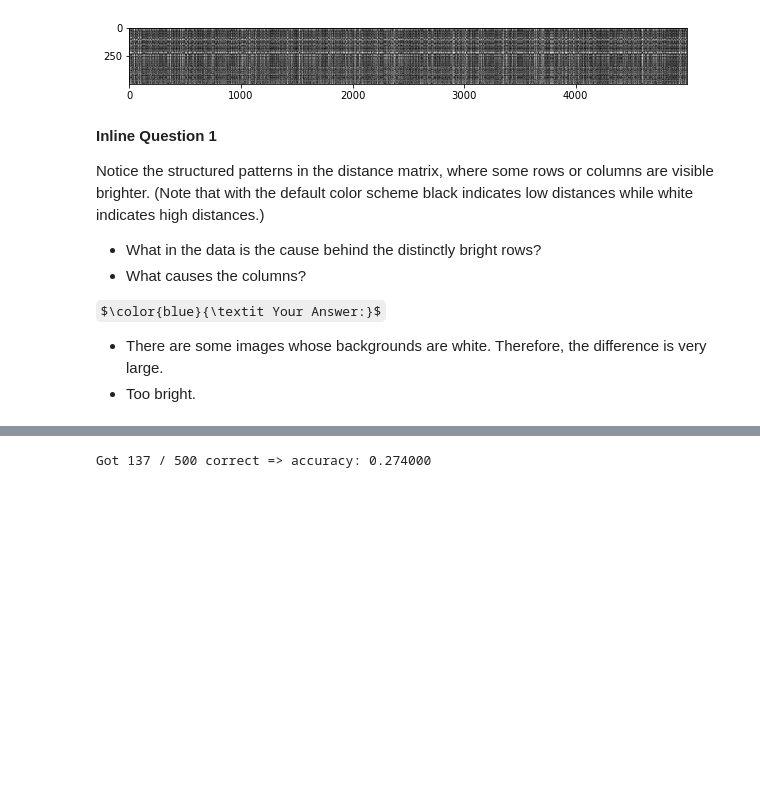
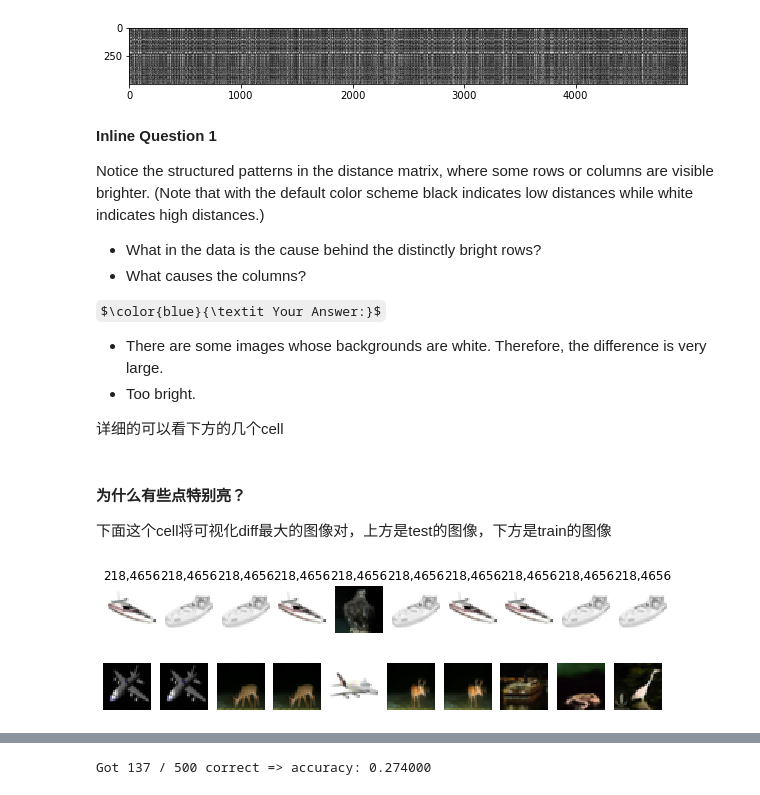
Before and after one commit to AnCoSONG/cs231n-assignments, a Jupyter notebook: assignment1/knn.ipynb, the cells around one changed output, grey strips where cells are left out. Drawn from its saved outputs; the diff is of its cells as text; code cells hidden in the pictures; some formulas as TeX source; blank space fills up the shorter version.

```diff
--- a/assignment1/knn.ipynb
+++ b/assignment1/knn.ipynb
@@ -156,3 +152,40 @@ Notice the structured patterns in the distance matrix, where some rows or column
 $\color{blue}{\textit Your Answer:}$
 * There are some images whose backgrounds are white. Therefore, the difference is very large.
 * Too bright.
+
+详细的可以看下方的几个cell
+# %% [markdown]
+#### 为什么有些点特别亮？
+下面这个cell将可视化diff最大的图像对，上方是test的图像，下方是train的图像
+# %%
+# 获取到diff由大到小的前10个值
+desc = np.argsort(dists, None)[::-1][:10]
+# 根据flattened array的index还原出原本的坐标
+def get_ori_indices_from_flattened_indices(ori, flat, indices):
+    ori_indices = []
+    for index in indices:
+        x = index//5000
+        y = index%(5000*x)
+        if ori[x,y] == flat[index]:
+            ori_indices.append([x, y])
+        else: raise Exception('计算错误')
+
+    return ori_indices
+
+ori_indices = get_ori_indices_from_flattened_indices(dists, dists.flatten(), desc)
+# print(ori_indices)
+# print(X_test.shape, X_train.shape)
+
+def showImages(X, indices, which=0, title=False):
+    for idx, index in enumerate(indices):
+        plt.subplot(1, len(indices), idx + 1)
+        plt.imshow(X[index[which]].reshape(32, 32, 3).astype('uint8'))
+        plt.axis('off')
+        if title: plt.title('%d,%d' % (x,y))
+    plt.show()
+
+showImages(X_test, ori_indices, which=0, title=True) # test
+showImages(X_train, ori_indices, which=1) # train
+# %% [output]
+[figure, added]
+[figure, added]
```
Also changed, not shown: parts of 11 cells of this notebook, 1 other file.
